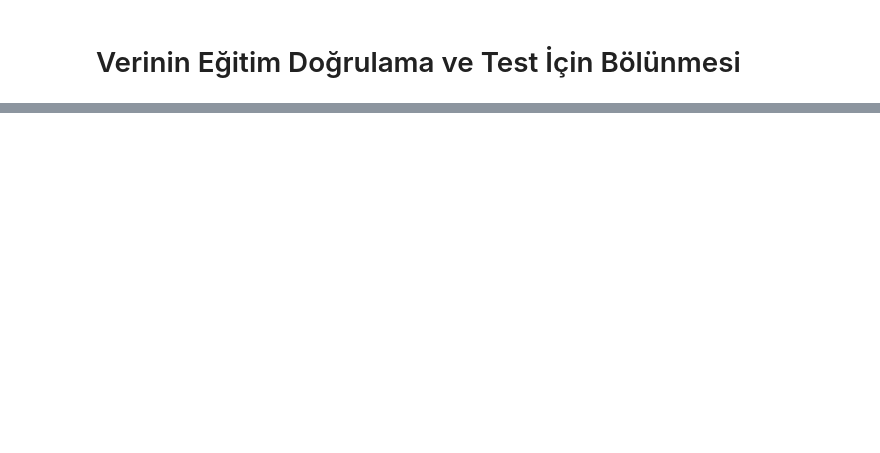
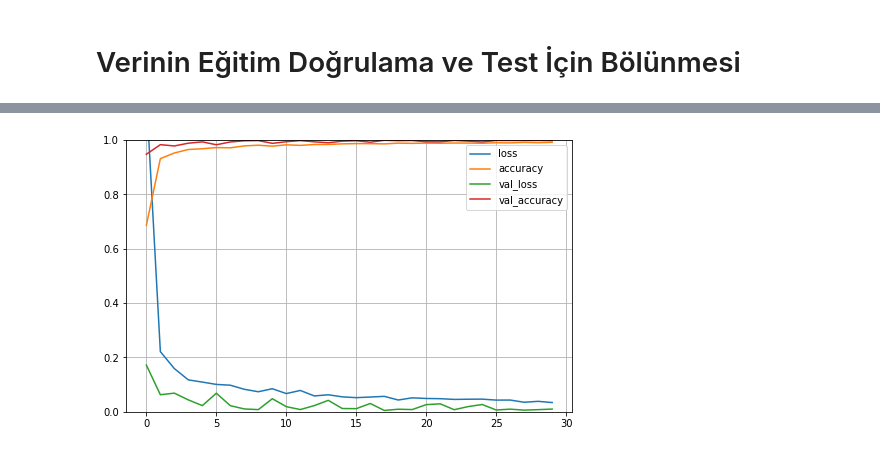
Before and after one commit to CagataySencan/TrafficSignRecognition, a Jupyter notebook: Traffic_Sign_Recognition_CNN.ipynb, the cells around one changed output, grey strips where cells are left out. Cells and saved outputs as stored; diff of their text form; code cells hidden in the pictures; blank space fills up the shorter version.

```diff
--- a/Traffic_Sign_Recognition_CNN.ipynb
+++ b/Traffic_Sign_Recognition_CNN.ipynb
@@ -248,10 +194,9 @@ shutil.copy("/content/gdrive/MyDrive/Colab Notebooks/yolov4_ts_train.cfg", "/con
 # Verinin Eğitim Doğrulama ve Test İçin Bölünmesi
 # %%
 # Eğitim verimizin validation ve eğitim kısmına bölünmesi
-X_Train, X_Validate = train_test_split(trainDatas,test_size=0.3,random_state=42)
-# Yeni DataFrame oluşturmak için indexleri resetliyoruz
-X_Train = X_Train.reset_index(drop = True)
-X_Validate = X_Validate.reset_index(drop = True)
-batchSize=30
+X_Train, X_Validate, Y_Train, Y_Validate = train_test_split(trainData,trainLabel,test_size=0.3,random_state=42)
+
+X_Train = X_Train/255
+X_Validate = X_Validate/255
 print(X_Train.shape,X_Validate.shape)
 # Validation ve eğitim için veriler bölündü
@@ -257,0 +207,7 @@ print(X_Train.shape,X_Validate.shape)
+# %%
+
+Y_Train = to_categorical(Y_Train,num_classes = 43)
+Y_Validate = to_categorical(Y_Validate,num_classes = 43)
+
+print(Y_Train.shape)
+print(Y_Validate.shape)
@@ -258,12 +247,15 @@ print(X_Train.shape,X_Validate.shape)
 # %%
 # Augmentation işlemi
 # Realtime augmentation yapıldığı için gözle görülür bir artış olmamakla beraber trainGenerator objesini  eğitimde kullanacağımızda bizim için augmentation yapacak
-trainGen = ImageDataGenerator(rotation_range=15,width_shift_range=0.2,height_shift_range=0.2,rescale=1./255,horizontal_flip=True)
-trainGenerator = trainGen.flow_from_dataframe(X_Train,x_col = 'Path',y_col = 'ClassId',target_size=(120,120),batch_size=batchSize,class_mode='raw')
-
+trainGen = ImageDataGenerator(
+    rotation_range=10,
+    zoom_range=0.15,
+    width_shift_range=0.1,
+    height_shift_range=0.1,
+    shear_range=0.15,
+    horizontal_flip=False,
+    vertical_flip=False,
+    fill_mode="nearest")
 
 validateGen = ImageDataGenerator(rescale=1./255)
-validateGenerator = validateGen.flow_from_dataframe(X_Validate,x_col='Path',y_col='ClassId',target_size=(120,120),batch_size=batchSize, class_mode='raw')
-
 testGen = ImageDataGenerator(rescale=1./255)
-testGenerator=testGen.flow_from_dataframe(testDatas,x_col='Path',y_col=None,target_size=(120,120),batch_size=15,class_mode=None)
@@ -269,0 +264,4 @@ testGenerator=testGen.flow_from_dataframe(testDatas,x_col='Path',y_col=None,targ
+# %%
+epochs = 30
+history = model.fit(trainGen.flow(X_Train, Y_Train, batch_size=32), epochs=epochs,
+validation_data=(X_Validate, Y_Validate))
@@ -269,0 +286,7 @@ testGenerator=testGen.flow_from_dataframe(testDatas,x_col='Path',y_col=None,targ
+# %%
+pd.DataFrame(history.history).plot(figsize=(8, 5))
+plt.grid(True)
+plt.gca().set_ylim(0, 1)
+plt.show()
+# %% [output]
+[figure, added]
```
Also changed, not shown: parts of 26 cells of this notebook.
